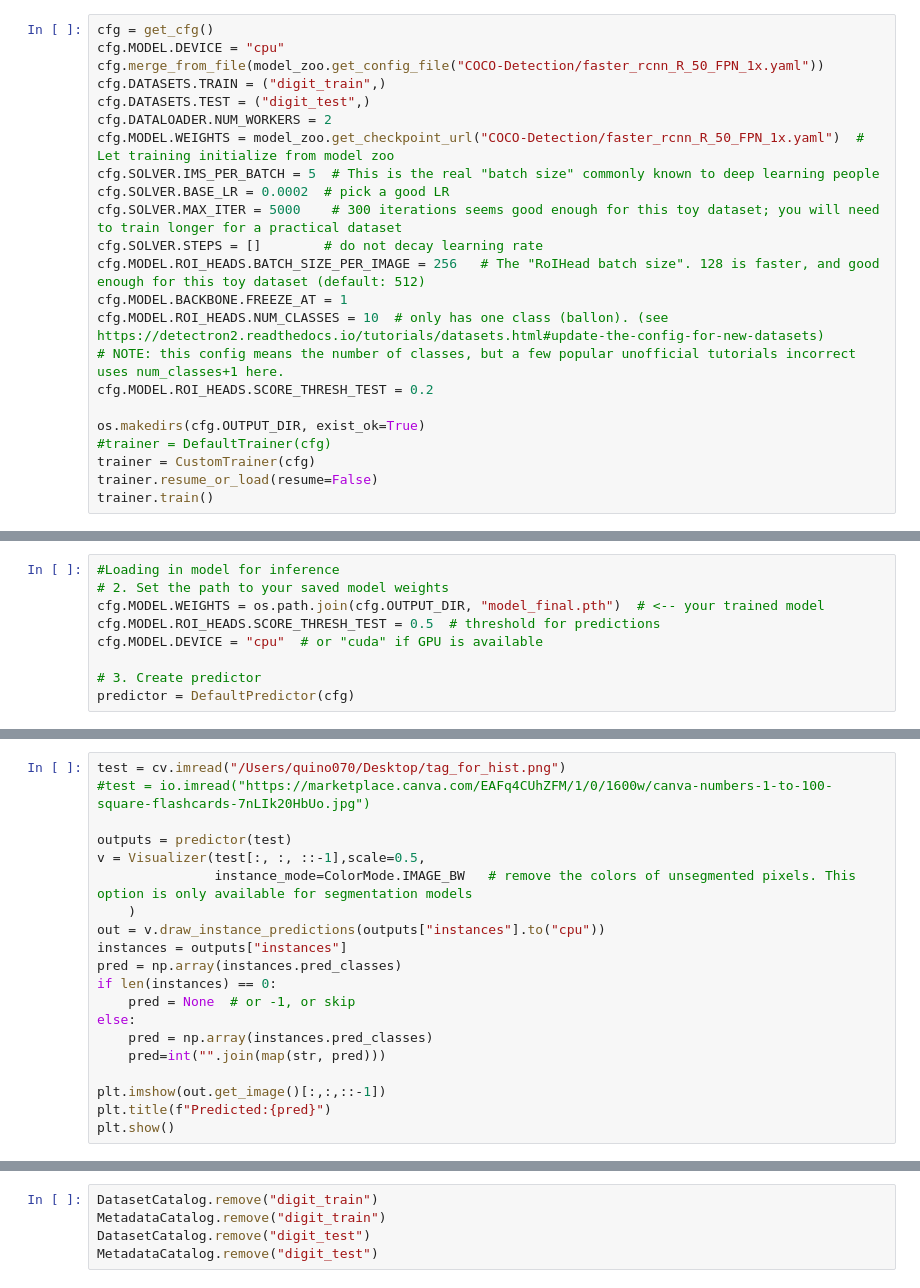
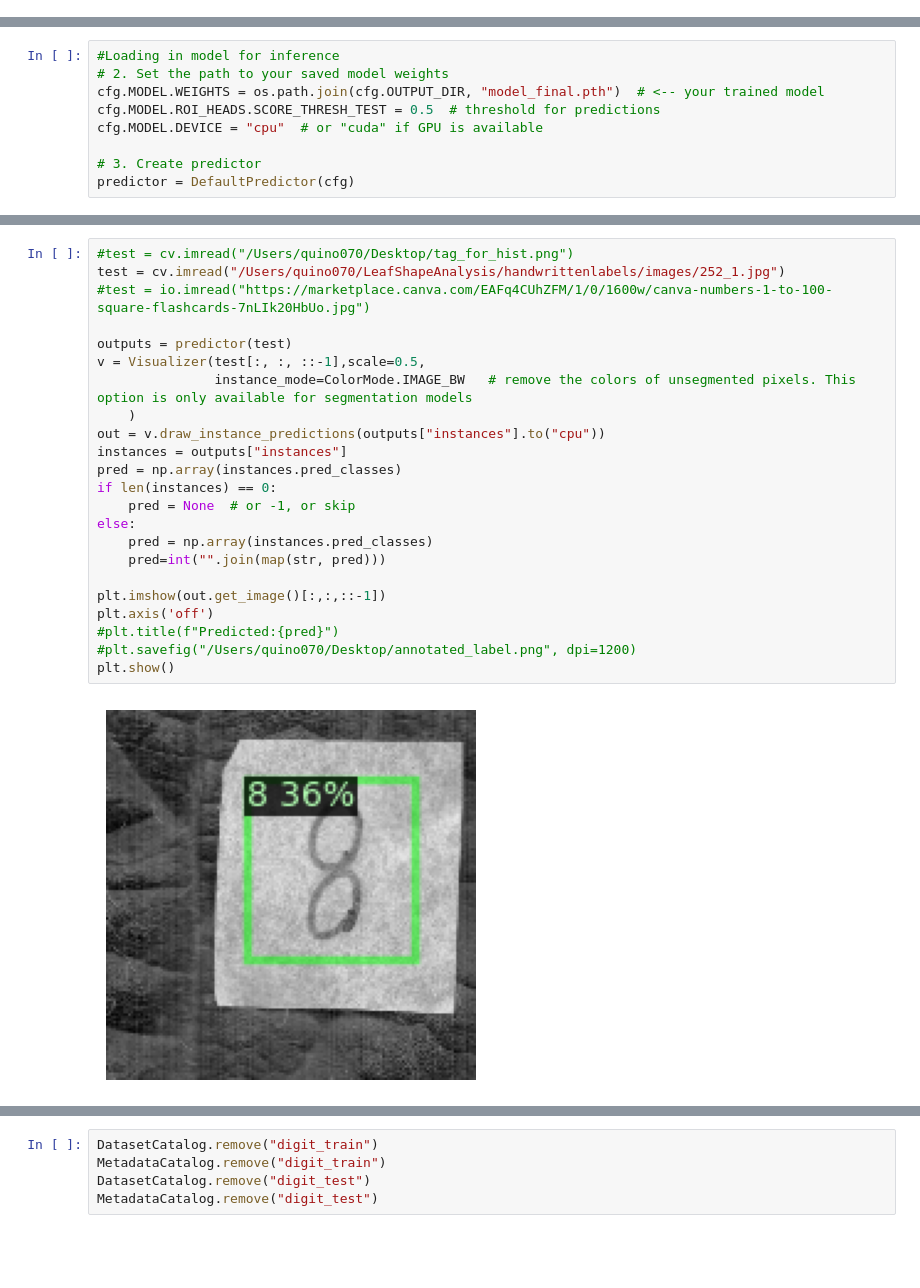
Before and after one commit to aquinon3/HandwrittenNumbeReader, a Jupyter notebook: DigitDetection.ipynb, the cells around one changed output, grey strips where cells are left out. Saved outputs shown, nothing was run; the diff lists cells and outputs as text; blank space fills up the shorter version.

```diff
--- a/DigitDetection.ipynb
+++ b/DigitDetection.ipynb
@@ -203,23 +204,0 @@ class CustomTrainer(DefaultTrainer):
-# %%
-cfg = get_cfg()
-cfg.MODEL.DEVICE = "cpu"
-cfg.merge_from_file(model_zoo.get_config_file("COCO-Detection/faster_rcnn_R_50_FPN_1x.yaml"))
-cfg.DATASETS.TRAIN = ("digit_train",)
-cfg.DATASETS.TEST = ("digit_test",)
-cfg.DATALOADER.NUM_WORKERS = 2
-cfg.MODEL.WEIGHTS = model_zoo.get_checkpoint_url("COCO-Detection/faster_rcnn_R_50_FPN_1x.yaml")  # Let training initialize from model zoo
-cfg.SOLVER.IMS_PER_BATCH = 5  # This is the real "batch size" commonly known to deep learning people
-cfg.SOLVER.BASE_LR = 0.0002  # pick a good LR
-cfg.SOLVER.MAX_ITER = 5000    # 300 iterations seems good enough for this toy dataset; you will need to train longer for a practical dataset
-cfg.SOLVER.STEPS = []        # do not decay learning rate
-cfg.MODEL.ROI_HEADS.BATCH_SIZE_PER_IMAGE = 256   # The "RoIHead batch size". 128 is faster, and good enough for this toy dataset (default: 512)
-cfg.MODEL.BACKBONE.FREEZE_AT = 1
-cfg.MODEL.ROI_HEADS.NUM_CLASSES = 10  # only has one class (ballon). (see https://detectron2.readthedocs.io/tutorials/datasets.html#update-the-config-for-new-datasets)
-# NOTE: this config means the number of classes, but a few popular unofficial tutorials incorrect uses num_classes+1 here.
-cfg.MODEL.ROI_HEADS.SCORE_THRESH_TEST = 0.2
-
-os.makedirs(cfg.OUTPUT_DIR, exist_ok=True)
-#trainer = DefaultTrainer(cfg)
-trainer = CustomTrainer(cfg)
-trainer.resume_or_load(resume=False)
-trainer.train()
@@ -305,20 +251,25 @@ for im in random.sample(test_images_name,5):
 # %%
-test = cv.imread("/Users/quino070/Desktop/tag_for_hist.png")
+#test = cv.imread("/Users/quino070/Desktop/tag_for_hist.png")
+test = cv.imread("/Users/quino070/LeafShapeAnalysis/handwrittenlabels/images/252_1.jpg")
 #test = io.imread("https://marketplace.canva.com/EAFq4CUhZFM/1/0/1600w/canva-numbers-1-to-100-square-flashcards-7nLIk20HbUo.jpg")
 
 outputs = predictor(test)
 v = Visualizer(test[:, :, ::-1],scale=0.5,
                instance_mode=ColorMode.IMAGE_BW   # remove the colors of unsegmented pixels. This option is only available for segmentation models
     )
 out = v.draw_instance_predictions(outputs["instances"].to("cpu"))
 instances = outputs["instances"]
 pred = np.array(instances.pred_classes)
 if len(instances) == 0:
     pred = None  # or -1, or skip
 else:
     pred = np.array(instances.pred_classes)
     pred=int("".join(map(str, pred)))
 
 plt.imshow(out.get_image()[:,:,::-1])
-plt.title(f"Predicted:{pred}")
+plt.axis('off')
+#plt.title(f"Predicted:{pred}")
+#plt.savefig("/Users/quino070/Desktop/annotated_label.png", dpi=1200)
 plt.show()
+# %% [output]
+[figure, added]
```
Also changed, not shown: parts of 8 cells of this notebook.
